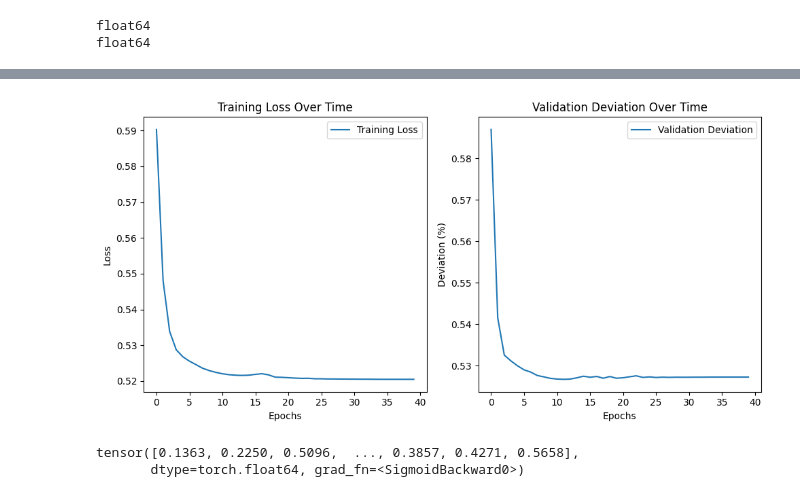
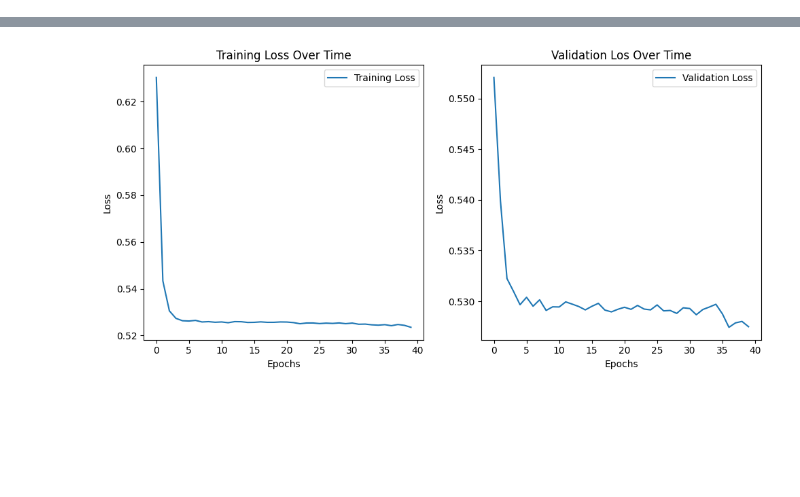
Before and after one commit to KuzonFyre/Single-Cell-Perturbations, a Jupyter notebook: NueralNet.ipynb, the cells around one changed output, grey strips where cells are left out. Drawn from its saved outputs; the diff is of its cells as text; code cells hidden in the pictures; blank space fills up the shorter version.

```diff
--- a/NueralNet.ipynb
+++ b/NueralNet.ipynb
@@ -12,8 +36,3 @@ from torch.optim.lr_scheduler import ReduceLROnPlateau
 # %%
-#Code to Run on Collab
-
-from google.colab import drive
-drive.mount('/content/drive')
-
 #Read the data into a pandas data frame
-df = pd.read_parquet("/content/drive/MyDrive/de_train.parquet")
+df = pd.read_parquet("de_train.parquet")
@@ -115,9 +121,6 @@ outputs_norm_df, norm_min, norm_max = normalize(outputs)
 
 ####Puts Inputs and Outputs Together####
 prepped_df = pd.concat([inputs_df, outputs_norm_df], axis=1)
-# %% [output]
-float64
-float64
 # %%
 #Break into training and validation and split inputs from outputs
 val, train = train_test_split(prepped_df, train_size=.2, random_state=3)
@@ -196,7 +199,7 @@ def train(epoch_number, batch_size, layers):
         epoch_test_loss = np.mean(batch_losses)
         epoch_test_losses.append(epoch_test_loss)
 
-        model.eval()
+        #model.eval()
         with torch.no_grad():
             y_pred = model(valIn_t)
             epoch_val_loss = loss_fn(y_pred,valOut_t)
@@ -210,7 +213,7 @@ def train(epoch_number, batch_size, layers):
 # %%
 
 # Call your train(epochs, batch size, layers) function
-train_losses, test_losses, model = train(40, 64, [169,512, 1024, 2048, 18211])
+train_losses, test_losses, model = train(40, 45, [169, 320, 624, 248, 824, 1056, 6000, 18211])
 
 # Now plot the loss over epochs
 plt.figure(figsize=(10, 5))
@@ -226,10 +229,10 @@ plt.legend()
 
 # Plotting the deviation over epochs
 plt.subplot(1, 2, 2)
-plt.plot([x.cpu() for x in test_losses], label='Validation Deviation')
+plt.plot([x.cpu() for x in test_losses], label='Validation Loss')
 plt.xlabel('Epochs')
-plt.ylabel('Deviation (%)')
-plt.title('Validation Deviation Over Time')
+plt.ylabel('Loss')
+plt.title('Validation Los Over Time')
 plt.legend()
 
 plt.tight_layout()
@@ -255,4 +258,4 @@ Epoch 39, Training Loss: 0.5204682928887292, Validation Loss: 0.5272595502237221
-[figure, old version]
+[figure, new version]
 # %%
 def hot_encode(cell,compound):
     cell_vec = np.zeros(cell_mapping.size)
@@ -271,11 +274,6 @@ def hot_encode(cell,compound):
     vector = np.concatenate((cell_vec, compound_vec, functional_group_vec), axis = 0)
     tensor = torch.from_numpy(vector)
     return tensor
-# %%
-model(hot_encode("NK cells", "Clotrimazole"))
-# %% [output]
-tensor([0.1363, 0.2250, 0.5096,  ..., 0.3857, 0.4271, 0.5658],
-       dtype=torch.float64, grad_fn=<SigmoidBackward0>)
 # %%
 def get_expression(cell_type, compound_name):
     model.eval()
```
Also changed, not shown: parts of 9 cells of this notebook, 3 other files.
